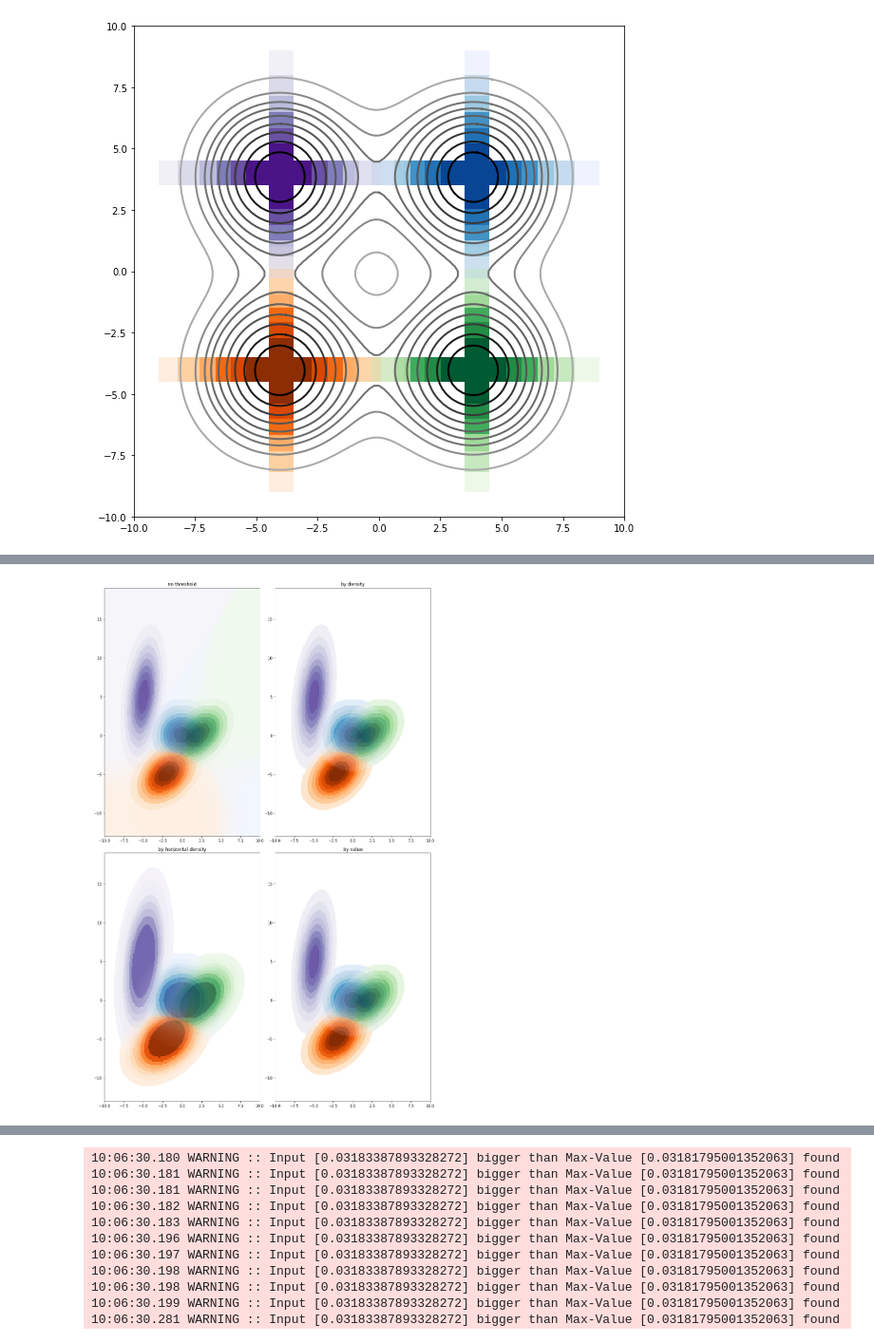
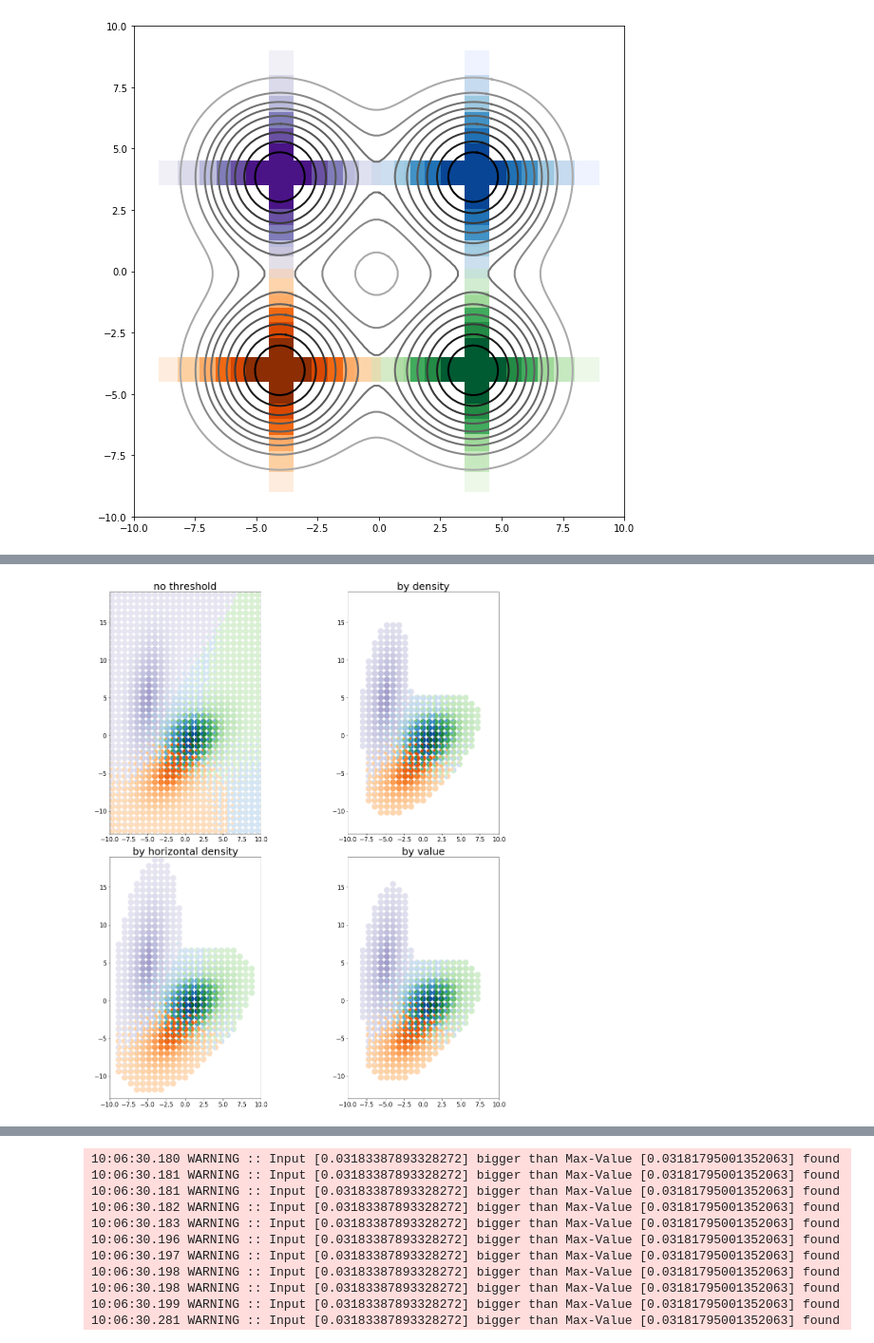
Before and after one commit to asver12/contour-maps-visualization, a Jupyter notebook: examples/Pie-charts.ipynb, the cells around one changed output, grey strips where cells are left out. Shown at 95% size. Cells and saved outputs as stored; diff of their text form; code cells hidden in the pictures.

```diff
--- a/examples/Pie-charts.ipynb
+++ b/examples/Pie-charts.ipynb
@@ -124,2 +133,5 @@ ylimit = (-13, 19)
+# %%
+xlimit = (-10, 15)
+ylimit = (-13, 10)
 # %%
 %autoreload 2
@@ -125,0 +164,19 @@ ylimit = (-13, 19)
+# %%
+width = 18.5
+height = 18.5
+plt.rcParams['figure.figsize'] = [width, height]
+plt.rcParams['xtick.labelsize'] = 15
+plt.rcParams['ytick.labelsize'] = 15
+plt.rcParams['legend.fontsize'] = 18
+plt.rcParams['legend.handlelength'] = 4
+plt.rcParams['axes.labelsize'] = 25
+plt.rcParams['axes.titlesize'] = 40
+# %%
+fig, (ax_0) = plt.subplots(1,1)
+
+picture_plot.plot_image(ax_0, four_gaussians[10], contours=False, pie_charts=True, pie_chart_level_to_cut=0, pie_chart_iso_level=0, pie_chart_contour_method="equal_value",  pie_num=25, legend=False, ylim=ylimit)
+ax_0.set_title("last area white")
+# ax_2.set_aspect("equal")
+
+fig.tight_layout()
+fig.savefig("cut_last_bucket_pie_chart.png")
@@ -126,22 +185,32 @@ ylimit = (-13, 19)
+# %%
+width = 18.5
+height = 18.5
+plt.rcParams['figure.figsize'] = [width, height]
+plt.rcParams['xtick.labelsize'] = 15
+plt.rcParams['ytick.labelsize'] = 15
+plt.rcParams['legend.fontsize'] = 18
+plt.rcParams['legend.handlelength'] = 4
+plt.rcParams['axes.labelsize'] = 25
+plt.rcParams['axes.titlesize'] = 25
 # %%
 fig, ((ax_0, ax_1), (ax_2, ax_3)) = plt.subplots(2,2)
-picture_plot.plot_image(ax_0, four_gaussians[10], contours=True, contour_lower_border_lvl=True, contour_lower_border_to_cut=-1, ylim=ylimit)
+picture_plot.plot_image(ax_0, four_gaussians[10], contours=False, pie_charts=True, pie_chart_level_to_cut=0, pie_chart_modus="light",  pie_num=25, pie_chart_iso_level=40, ylim=ylimit)
 ax_0.set_title("no threshold")
 # ax_0.set_aspect("equal")
 
-picture_plot.plot_image(ax_1, four_gaussians[10], contours=True, contour_method="equal_density", ylim=ylimit)
+picture_plot.plot_image(ax_1, four_gaussians[10], contours=False, pie_charts=True, pie_chart_contour_method="equal_density",  pie_num=25, pie_chart_iso_level=40, ylim=ylimit)
 ax_1.set_title("by density")
 #ax_1.set_aspect("equal")
 
-picture_plot.plot_image(ax_2, four_gaussians[10], contours=True, contour_method="equal_horizontal", ylim=ylimit)
+picture_plot.plot_image(ax_2, four_gaussians[10], contours=False, pie_charts=True, pie_chart_contour_method="equal_horizontal",  pie_num=25, pie_chart_iso_level=40, ylim=ylimit)
 ax_2.set_title("by horizontal density")
 # ax_2.set_aspect("equal")
 
-picture_plot.plot_image(ax_3, four_gaussians[10], contours=True, contour_method="equal_value", ylim=ylimit)
+picture_plot.plot_image(ax_3, four_gaussians[10], contours=False, pie_charts=True, pie_chart_contour_method="equal_value",  pie_num=25, ylim=ylimit)
 ax_3.set_title("by value")
 # ax_2.set_aspect("equal")
-fig.subplots_adjust(wspace=-.7)
+
 fig.tight_layout()
-fig.savefig("lower_border_cutting_contour_lines.png")
+fig.savefig("lower_border_cutting_pie_chart.png")
 # %% [output]
-[figure, old version]
+[figure, new version]
```
Also changed, not shown: parts of 15 cells of this notebook, 12 other files.
